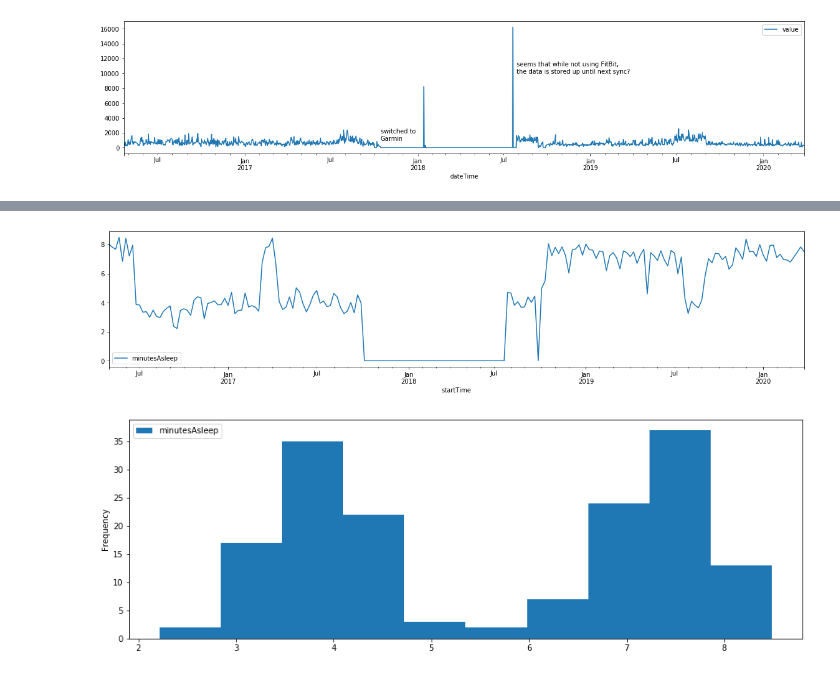
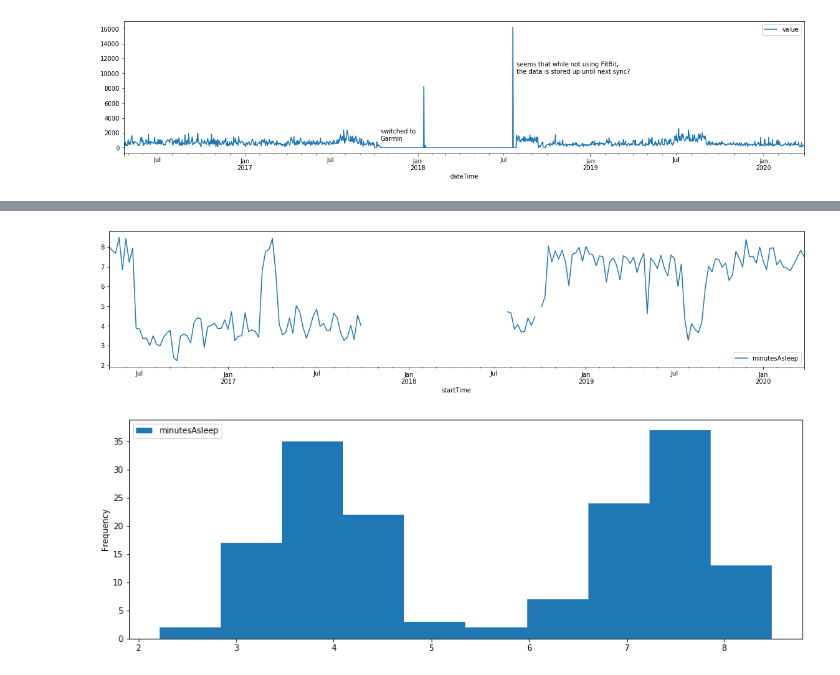
Before and after one commit to DanCorley/fitbit_data, a Jupyter notebook: fitbit.ipynb, the cells around one changed output, grey strips where cells are left out. Drawn from its saved outputs; the diff is of its cells as text; code cells hidden in the pictures.

```diff
--- a/fitbit.ipynb
+++ b/fitbit.ipynb
@@ -2,6 +2,4 @@
 import os, json
 import pandas as pd
 import matplotlib.pyplot as plt
-# %%
-list_dir = '../DanielCorley/user-site-export'
 # %%
@@ -55,0 +156,2 @@ number of files: 39
+# %%
+sleep_df = load_data('sle')
@@ -63,9 +172,9 @@ sleep_df.head(2)
 sleep_df.startTime = pd.to_datetime(sleep_df.startTime)
 sleep_df.set_index('startTime', inplace=True)
 # %%
-(sleep_df.resample('w').agg({'minutesAsleep':'mean'}).fillna(0)/60).plot(figsize=(20,4));
+(sleep_df.resample('w').agg({'minutesAsleep':'mean'})/60).plot(figsize=(20,4));
 # %% [output]
-[figure, old version]
+[figure, new version]
 # %%
 (sleep_df.resample('w').agg({'minutesAsleep':'mean'})/60).plot(kind='hist', figsize=(15,5));
 # %% [output]
```
Also changed, not shown: parts of 30 cells of this notebook.
